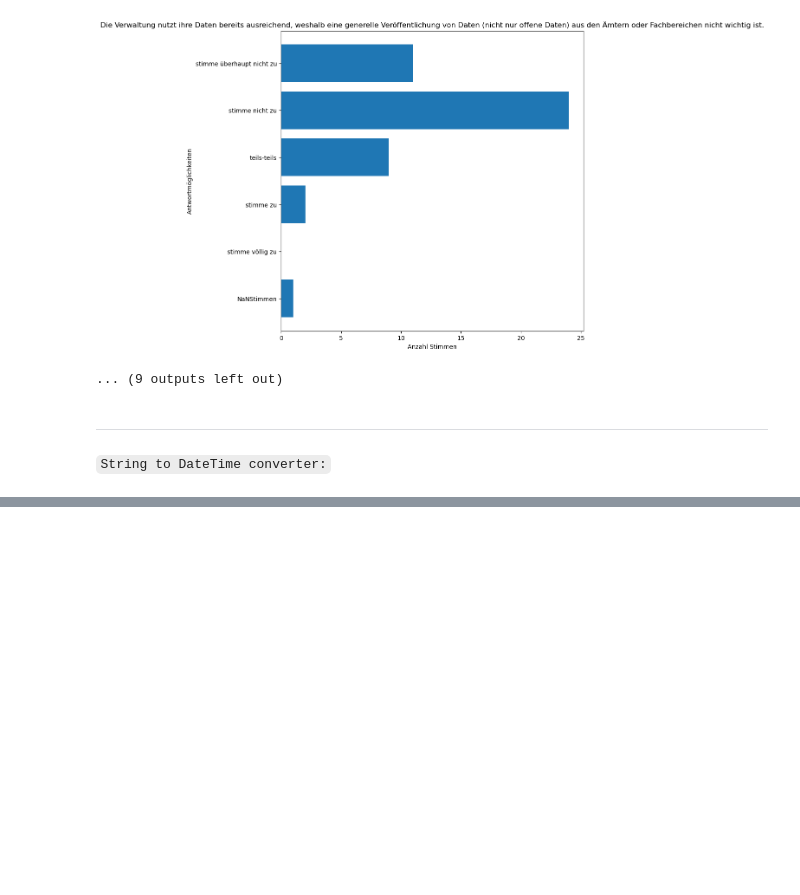
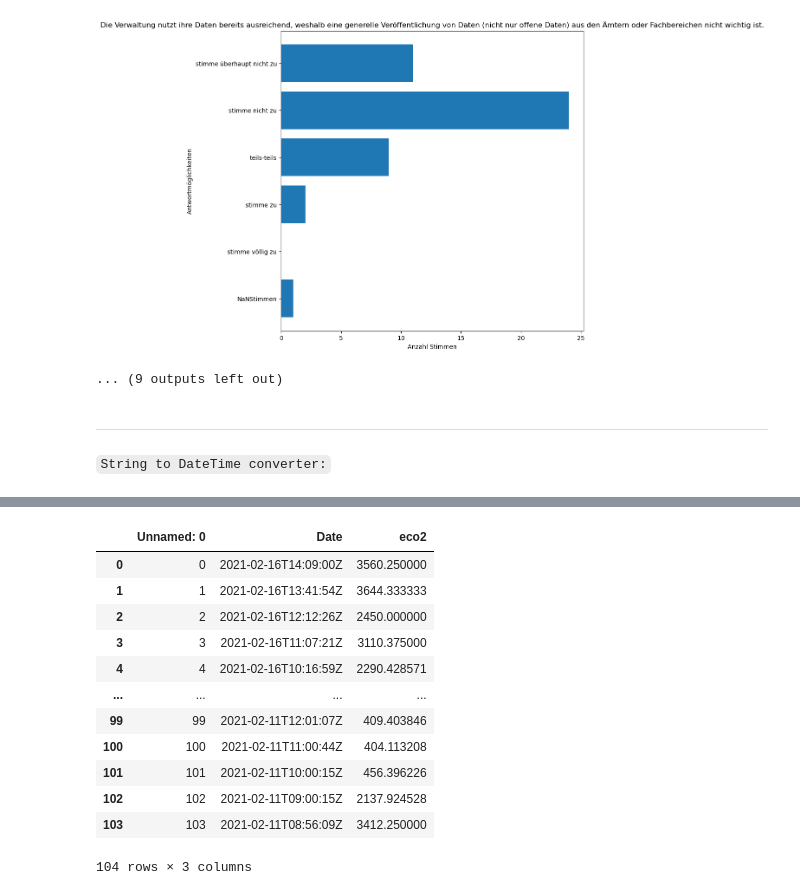
Before and after one commit to Open-Data-Hackathon-Konstanz/Klimanotstand, a Jupyter notebook: python_klimanotstand/main.ipynb, the cells around one changed output, grey strips where cells are left out. Saved outputs shown, nothing was run; the diff lists cells and outputs as text; code cells hidden in the pictures; blank space fills up the shorter version.

```diff
--- a/python_klimanotstand/main.ipynb
+++ b/python_klimanotstand/main.ipynb
@@ -309,0 +438,17 @@ TypeError: list indices must be integers or slices, not str
+# %%
+
+dfCo2Markgrafenstraße=pd.read_csv('../data/Co2Markgrafenstraße.csv',sep=";")
+
+means=dfCo2Markgrafenstraße.groupby(['Date'])['eco2'].agg(lambda x: x.unique().mean())
+
+
+fig1 = px.line(means)
+fig1.update_traces(mode="lines+markers")
+fig1.update_layout(
+    autosize=False,
+    width=2000,
+    height=800,)
+fig1.show()
+
+dfCo2Markgrafenstraße
+# %% [output]
@@ -309,0 +456,13 @@ TypeError: list indices must be integers or slices, not str
+|  | Unnamed: 0 | Date | eco2 |
+| 0 | 0 | 2021-02-16T14:09:00Z | 3560.250000 |
+| 1 | 1 | 2021-02-16T13:41:54Z | 3644.333333 |
+| 2 | 2 | 2021-02-16T12:12:26Z | 2450.000000 |
+| 3 | 3 | 2021-02-16T11:07:21Z | 3110.375000 |
+| 4 | 4 | 2021-02-16T10:16:59Z | 2290.428571 |
+| ... | ... | ... | ... |
+| 99 | 99 | 2021-02-11T12:01:07Z | 409.403846 |
+| 100 | 100 | 2021-02-11T11:00:44Z | 404.113208 |
+| 101 | 101 | 2021-02-11T10:00:15Z | 456.396226 |
+| 102 | 102 | 2021-02-11T09:00:15Z | 2137.924528 |
+| 103 | 103 | 2021-02-11T08:56:09Z | 3412.250000 |
+104 rows × 3 columns
```
Also changed, not shown: parts of 12 cells of this notebook, 12 other files.
